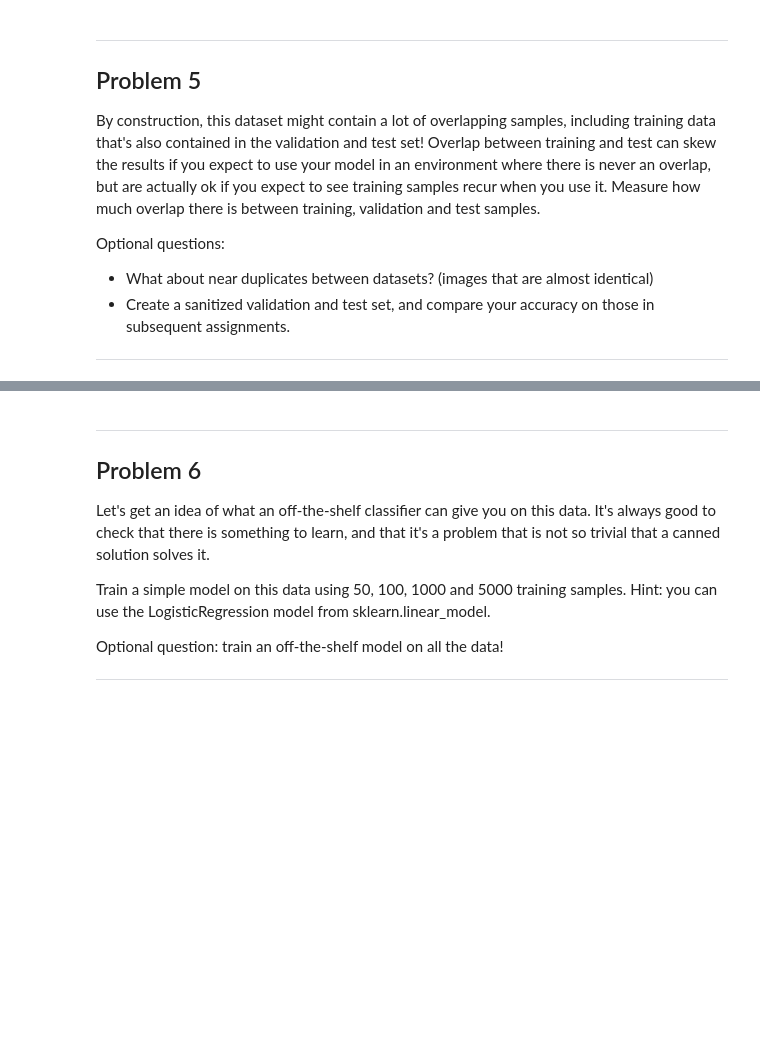
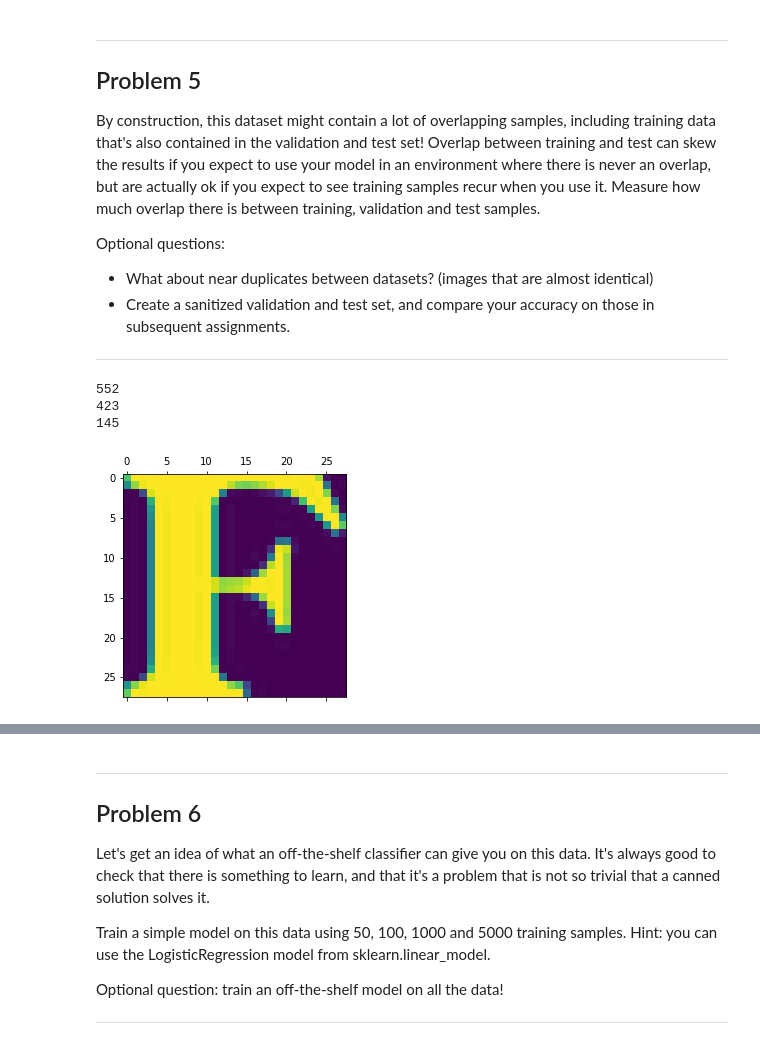
Before and after one commit to pgmcgee/udacity-deep-learning, a Jupyter notebook: assignment_1_notMNIST/1_notmnist.ipynb, the cells around one changed output, grey strips where cells are left out. Drawn from its saved outputs; the diff is of its cells as text; code cells hidden in the pictures; blank space fills up the shorter version.

```diff
--- a/assignment_1_notMNIST/1_notmnist.ipynb
+++ b/assignment_1_notMNIST/1_notmnist.ipynb
@@ -361,3 +392,83 @@ Optional questions:
 - What about near duplicates between datasets? (images that are almost identical)
 - Create a sanitized validation and test set, and compare your accuracy on those in subsequent assignments.
 ---
+# %%
+import operator
+
+def generate_signatures(dataset):
+    signatures = []
+    for i, data in enumerate(dataset):
+        summation = np.sum(data)
+        variance = np.var(data)
+        signatures.append((summation, variance, i))
+    return sorted(signatures, key=operator.itemgetter(0, 1))
+
+def compare_sum_var(data1, data2):
+    if abs(data1[0] - data2[0]) < 0.01:
+        if abs(data1[1] - data2[1]) < 0.001:
+            return 0
+        if data1[1] < data2[1]:
+            return -1
+        return 1
+    else:
+        if data1[0] < data2[0]:
+            return -1
+        return 1
+
+def find_matches(list1, list2):
+    idx1 = 0
+    idx2 = 0
+
+    matches = []
+
+    while idx1 < len(list1) and idx2 < len(list2):
+        data1 = list1[idx1]
+        data2 = list2[idx2]
+        comparison = compare_sum_var(data1, data2)
+        if comparison == 0:
+            matches.append((data1, data2))
+        if comparison < 0:
+            idx1 += 1
+            continue
+        idx2 += 1
+
+    return matches
+
+def validate_matches(matches, dataset1, dataset2):
+    true_matches = []
+    for match in matches:
+        data1 = dataset1[match[0][2]]
+        data2 = dataset2[match[1][2]]
+        if np.allclose(data1, data2):
+            true_matches.append(match)
+
+    return true_matches
+
+def remove_secondary_matches(matches, dataset):
+    remove_idx = [m[1][2] for m in matches]
+    return np.delete(dataset, remove_idx, 0)
+
+train_sigs = generate_signatures(train_dataset)
+test_sigs = generate_signatures(test_dataset)
+valid_sigs = generate_signatures(valid_dataset)
+
+train_test_matches = validate_matches(find_matches(train_sigs, test_sigs), train_dataset, test_dataset)
+train_valid_matches = validate_matches(find_matches(train_sigs, valid_sigs), train_dataset, valid_dataset)
+test_valid_matches = validate_matches(find_matches(test_sigs, valid_sigs), test_dataset, valid_dataset)
+
+print(len(train_test_matches))
+print(len(train_valid_matches))
+print(len(test_valid_matches))
+
+for i in range(5):
+    match = random.choice(train_test_matches)
+    plt.matshow(train_dataset[match[0][2]])
+    plt.matshow(test_dataset[match[1][2]])
+
+test_dataset_without_matches = remove_secondary_matches(train_test_matches, test_dataset)
+valid_dataset_without_matches = remove_secondary_matches(train_valid_matches, valid_dataset)
+# %% [output]
+552
+423
+145
+[figure, added]
```
Also changed, not shown: parts of 6 cells of this notebook, 1 other file.
